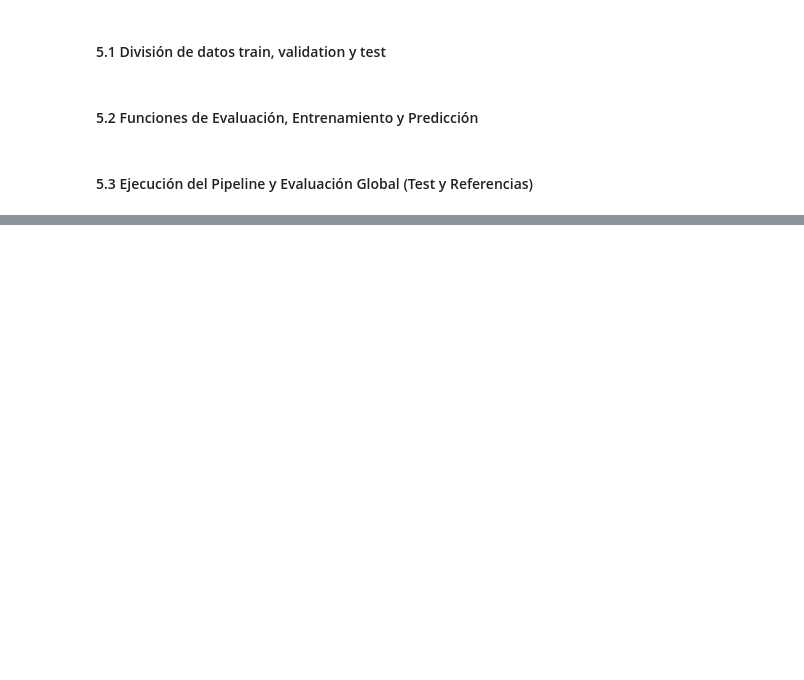
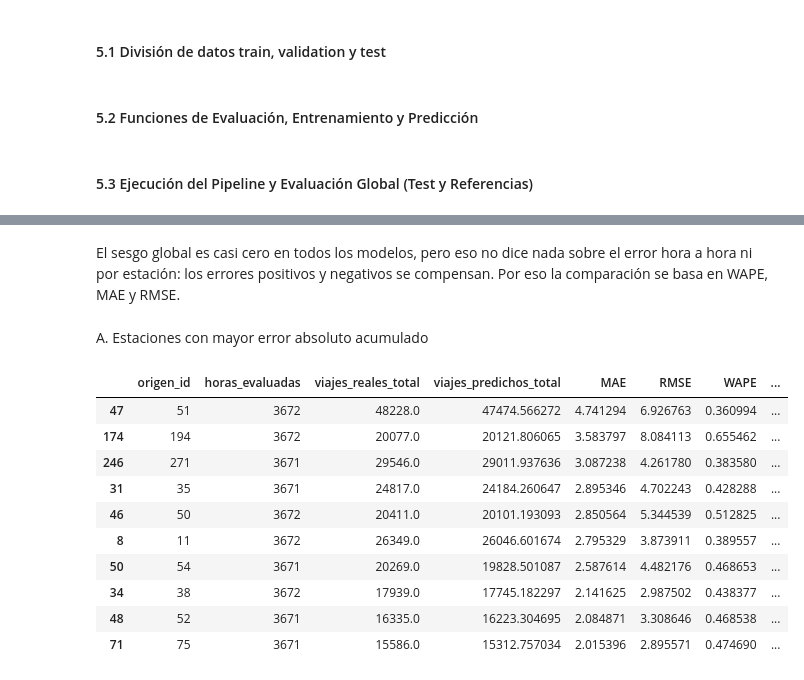
Before and after one commit to ariosi86/pruebasEquipo20, a Jupyter notebook: notebooks/1.0-mga-demanda-p1.ipynb, the cells around one changed output, grey strips where cells are left out. Cells and saved outputs as stored; diff of their text form; code cells hidden in the pictures; blank space fills up the shorter version.

Commit message:
fix: refactorización de funciones, corrección de errores y observaciones

```diff
--- a/notebooks/1.0-mga-demanda-p1.ipynb
+++ b/notebooks/1.0-mga-demanda-p1.ipynb
@@ -1273,0 +1119,18 @@ Experimento: mibici-equipo20
+# %% [markdown]
+El sesgo global es casi cero en todos los modelos, pero eso no dice nada sobre el error hora a hora ni por estación: los errores positivos y negativos se compensan. Por eso la comparación se basa en WAPE, MAE y RMSE.
+# %% [markdown]
+A. Estaciones con mayor error absoluto acumulado
+# %%
+est_v2.sort_values("error_abs_total", ascending=False).head(10)
+# %% [output]
+|  | origen_id | horas_evaluadas | viajes_reales_total | viajes_predichos_total | MAE | RMSE | WAPE | ... |
+| 47 | 51 | 3672 | 48228.0 | 47474.566272 | 4.741294 | 6.926763 | 0.360994 | ... |
+| 174 | 194 | 3672 | 20077.0 | 20121.806065 | 3.583797 | 8.084113 | 0.655462 | ... |
+| 246 | 271 | 3671 | 29546.0 | 29011.937636 | 3.087238 | 4.261780 | 0.383580 | ... |
+| 31 | 35 | 3671 | 24817.0 | 24184.260647 | 2.895346 | 4.702243 | 0.428288 | ... |
+| 46 | 50 | 3672 | 20411.0 | 20101.193093 | 2.850564 | 5.344539 | 0.512825 | ... |
+| 8 | 11 | 3672 | 26349.0 | 26046.601674 | 2.795329 | 3.873911 | 0.389557 | ... |
+| 50 | 54 | 3671 | 20269.0 | 19828.501087 | 2.587614 | 4.482176 | 0.468653 | ... |
+| 34 | 38 | 3672 | 17939.0 | 17745.182297 | 2.141625 | 2.987502 | 0.438377 | ... |
+| 48 | 52 | 3671 | 16335.0 | 16223.304695 | 2.084871 | 3.308646 | 0.468538 | ... |
+| 71 | 75 | 3671 | 15586.0 | 15312.757034 | 2.015396 | 2.895571 | 0.474690 | ... |
```
Also changed, not shown: parts of 54 cells of this notebook.
